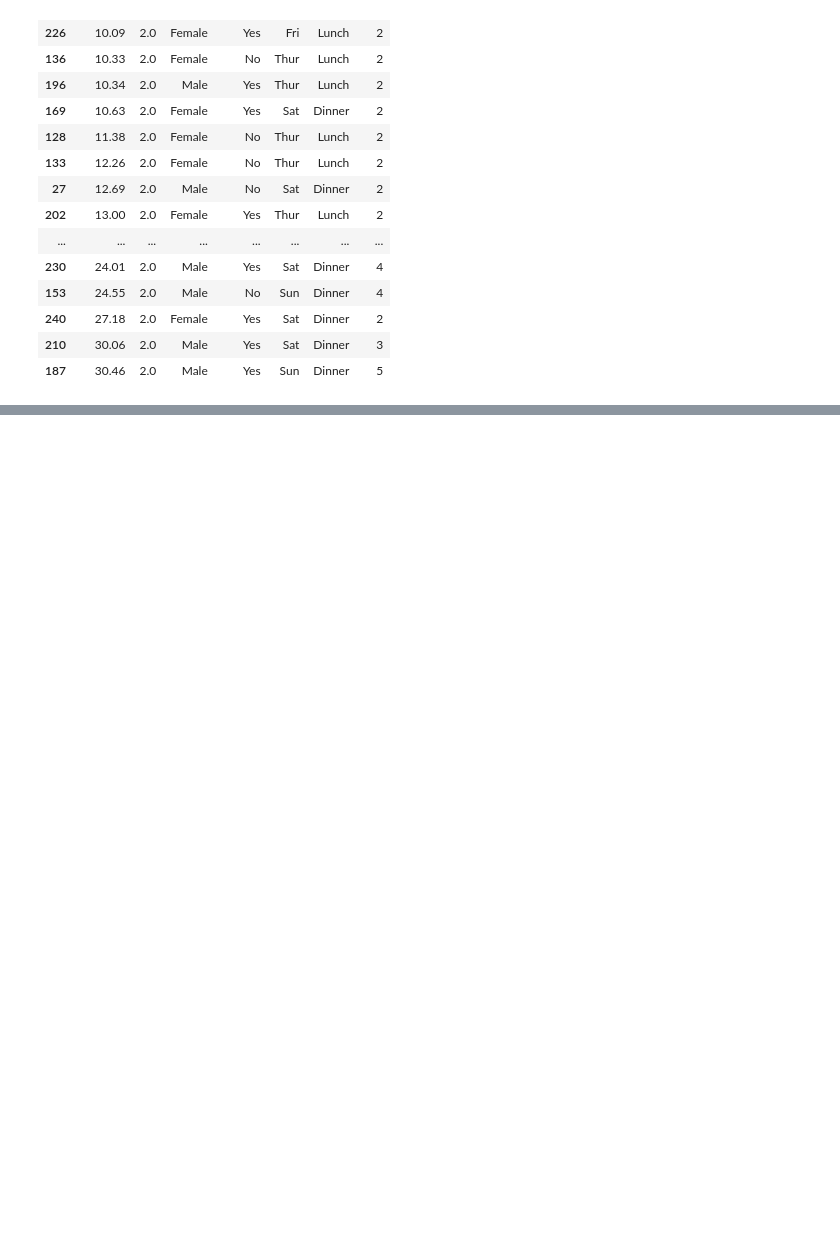
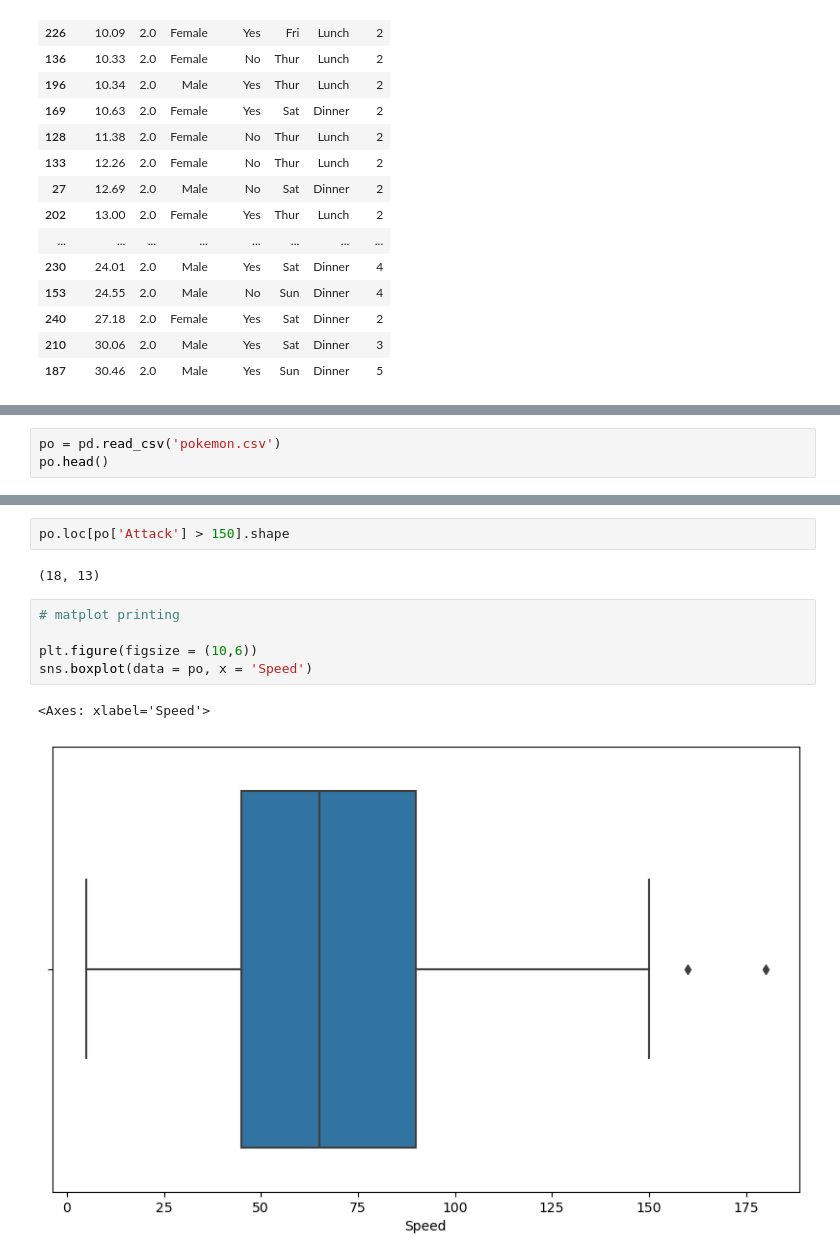
Before and after one commit to Templar121/Advanced-ML-with-Python, a Jupyter notebook: DAY 2/Seaborn + Pandas.ipynb, the cells around one changed output, grey strips where cells are left out. Cells and saved outputs as stored; diff of their text form; blank space fills up the shorter version.

```diff
--- a/DAY 2/Seaborn + Pandas.ipynb
+++ b/DAY 2/Seaborn + Pandas.ipynb
@@ -633,0 +660,3 @@ tp.query('tip == 2').sort_values(by = 'total_bill')
+# %%
+po = pd.read_csv('pokemon.csv')
+po.head()
@@ -633,0 +700,12 @@ tp.query('tip == 2').sort_values(by = 'total_bill')
+# %%
+po.loc[po['Attack'] > 150].shape
+# %% [output]
+(18, 13)
+# %%
+# matplot printing
+
+plt.figure(figsize = (10,6))
+sns.boxplot(data = po, x = 'Speed')
+# %% [output]
+<Axes: xlabel='Speed'>
+[figure, added]
```
Also changed, not shown: parts of 15 cells of this notebook.
